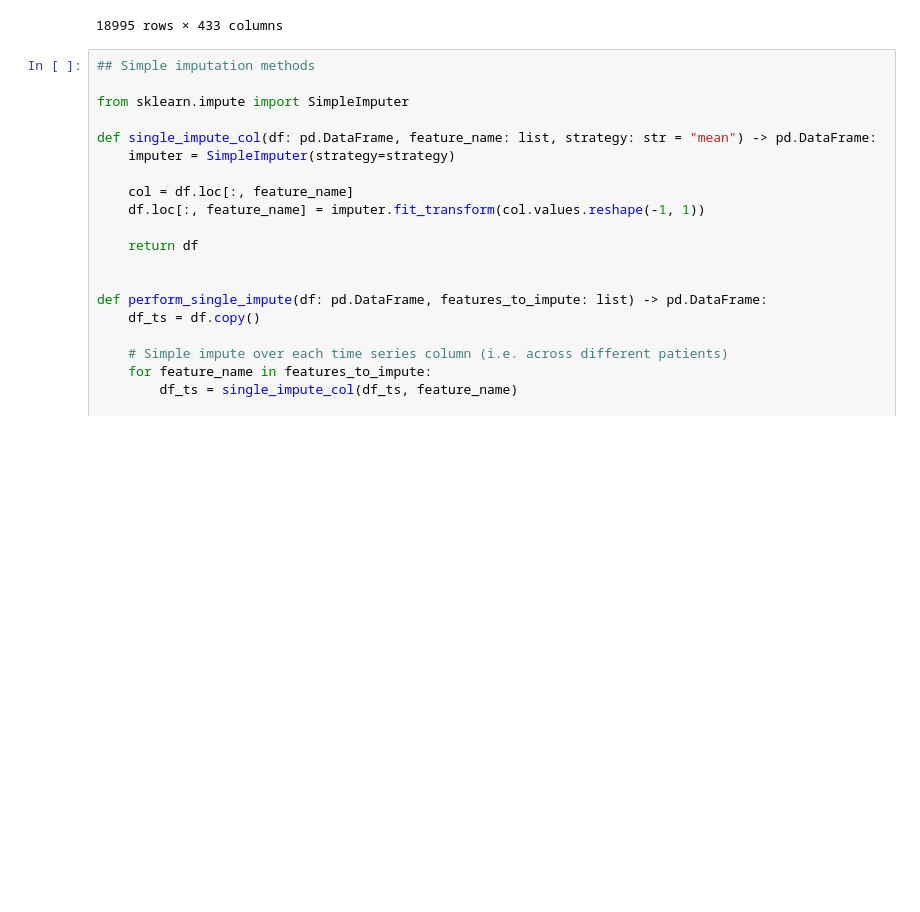
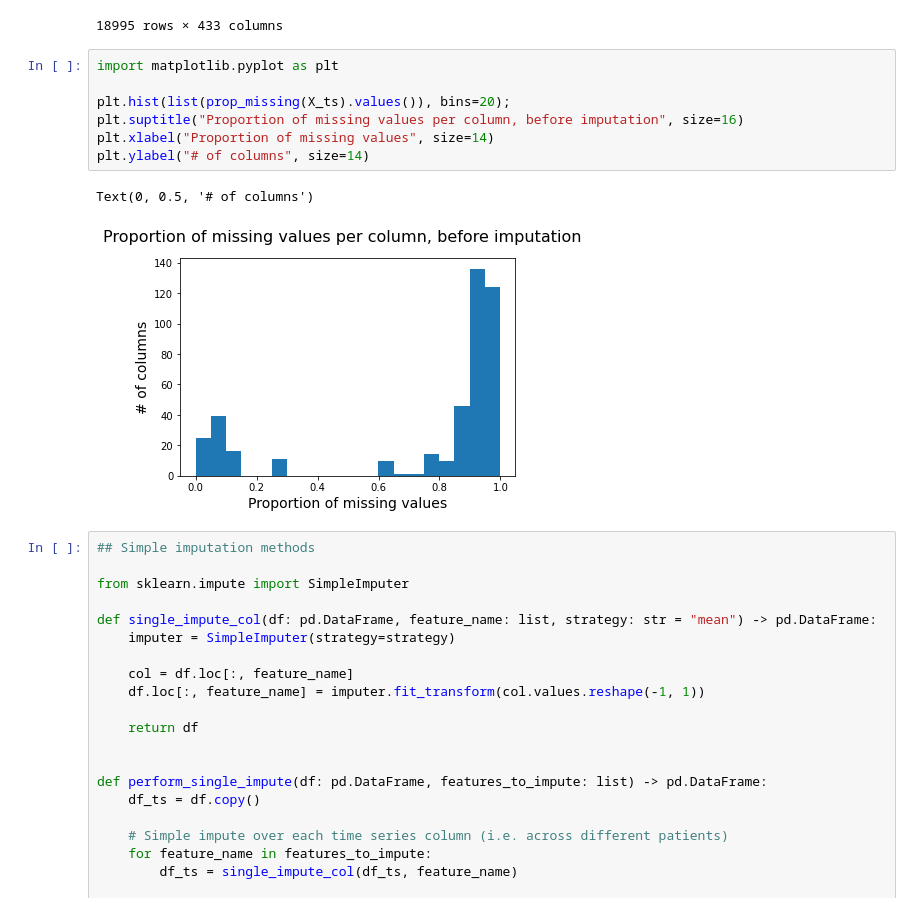
Before and after one commit to simondanielsson/intro-ml, a Jupyter notebook: task2/exploration/exploration_simon.ipynb, the cells around one changed output. Saved outputs shown, nothing was run; the diff lists cells and outputs as text; blank space fills up the shorter version.

```diff
--- a/task2/exploration/exploration_simon.ipynb
+++ b/task2/exploration/exploration_simon.ipynb
@@ -95,6 +93,16 @@ X_ts
 | 18993 | 31657 | 1 | 70.0 | NaN | NaN | NaN | NaN | NaN | NaN | NaN | ... | ... |
 | 18994 | 31658 | 1 | 60.0 | NaN | NaN | NaN | NaN | NaN | NaN | NaN | ... | ... |
 18995 rows × 433 columns
+# %%
+import matplotlib.pyplot as plt
+
+plt.hist(list(prop_missing(X_ts).values()), bins=20);
+plt.suptitle("Proportion of missing values per column, before imputation", size=16)
+plt.xlabel("Proportion of missing values", size=14)
+plt.ylabel("# of columns", size=14)
+# %% [output]
+Text(0, 0.5, '# of columns')
+[figure, added]
 # %%
 ## Simple imputation methods
 
```
Also changed, not shown: parts of 8 cells of this notebook.
